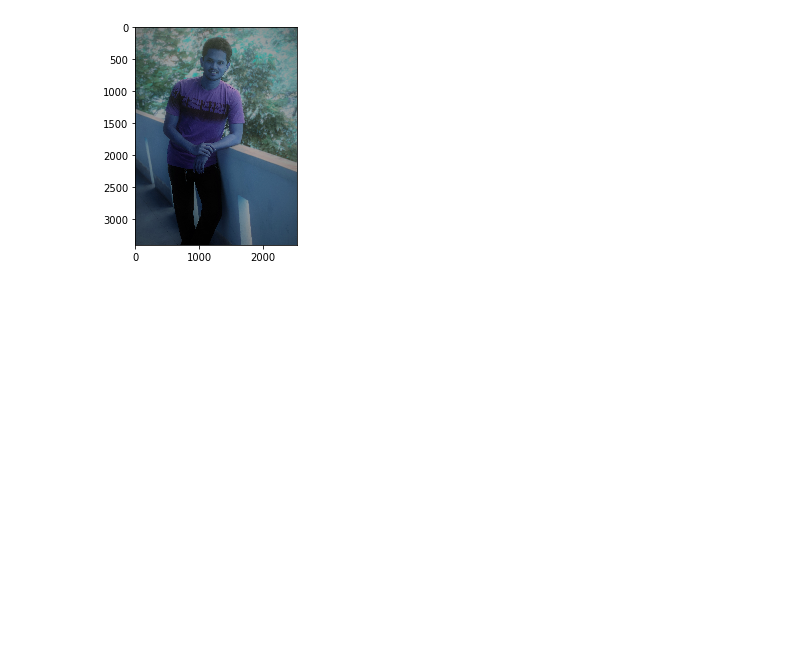
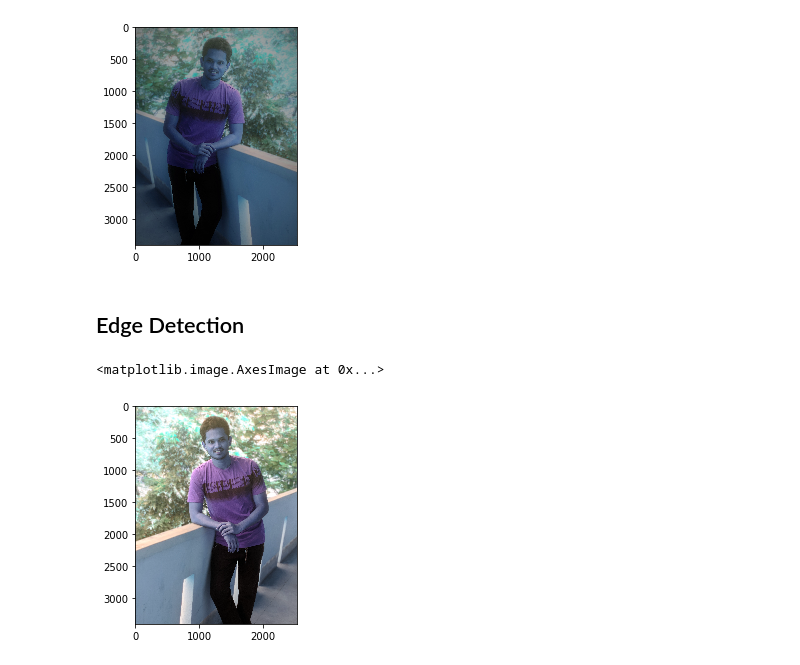
Before and after one commit to Balajikalva/CS50, a Jupyter notebook: lecture4/filter.ipynb, the cells around one changed output. Saved outputs shown, nothing was run; the diff lists cells and outputs as text; code cells hidden in the pictures; blank space fills up the shorter version.

```diff
--- a/lecture4/filter.ipynb
+++ b/lecture4/filter.ipynb
@@ -98,3 +98,12 @@ plt.imshow(reflect(img))
 # %% [output]
 <matplotlib.image.AxesImage at 0x...>
 [figure]
+# %% [markdown]
+## Edge Detection
+# %%
+img = cv2.imread(r"C:\Users\Balaji\Documents\pics\Balaji Kalva.jpg")
+
+plt.imshow(img)
+# %% [output]
+<matplotlib.image.AxesImage at 0x...>
+[figure, added]
```
Also changed, not shown: parts of 4 cells of this notebook.
